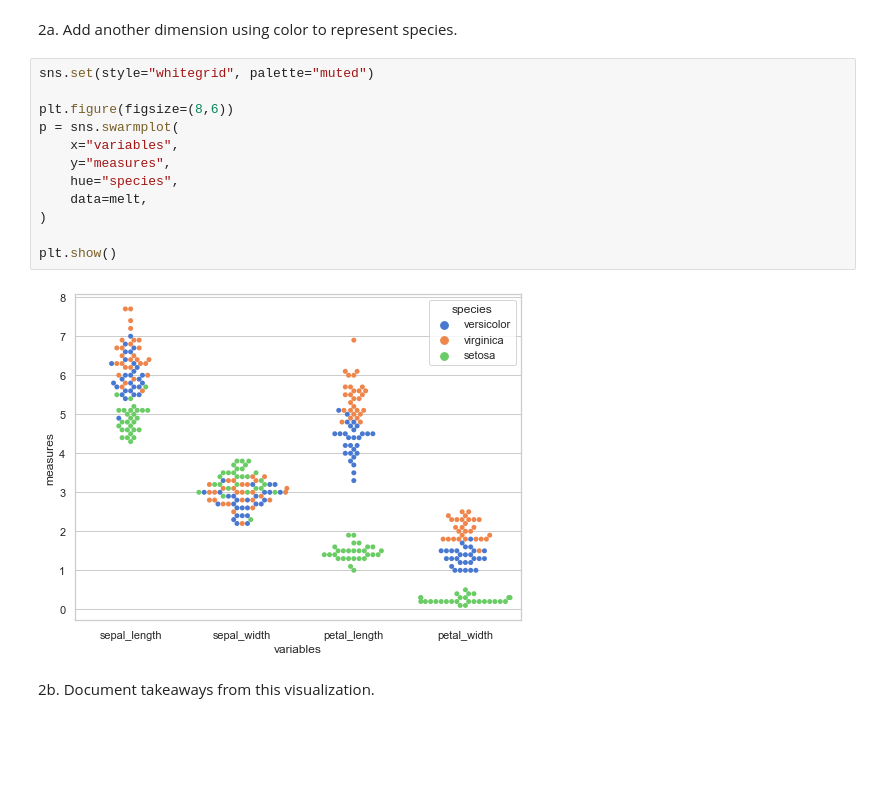
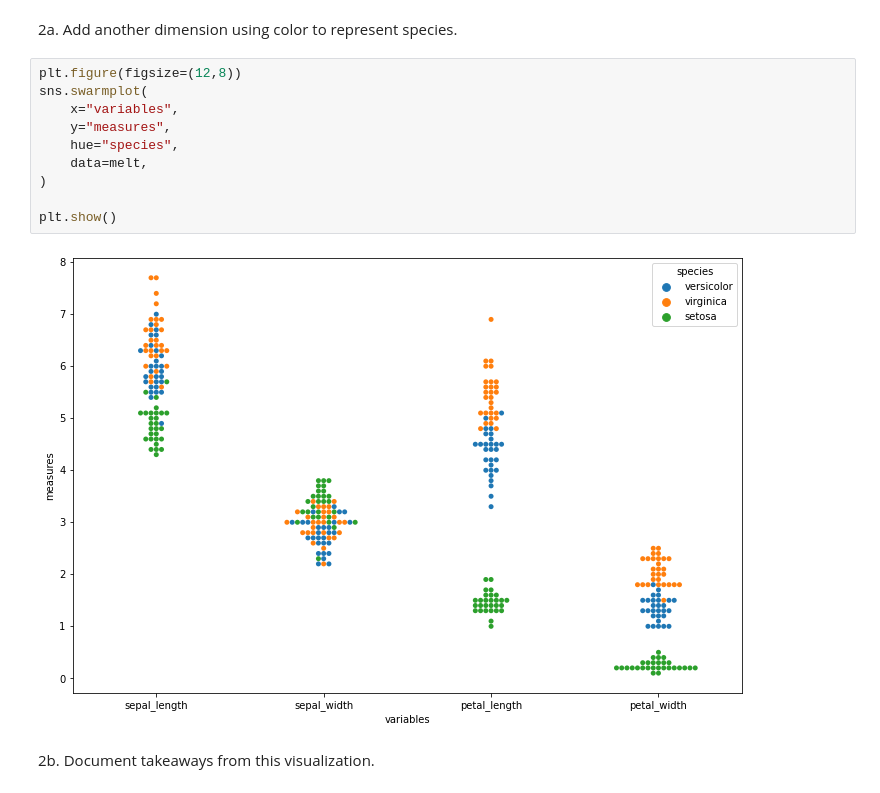
Before and after one commit to o0amandagomez0o/classification-exercises, a Jupyter notebook: classification_exercises.ipynb, the cells around one changed output. Saved outputs shown, nothing was run; the diff lists cells and outputs as text; blank space fills up the shorter version.

```diff
--- a/classification_exercises.ipynb
+++ b/classification_exercises.ipynb
@@ -733,19 +738,17 @@ plt.show()
 # %% [markdown]
 2a. Add another dimension using color to represent species.
 # %%
-sns.set(style="whitegrid", palette="muted")
-
-plt.figure(figsize=(8,6))
-p = sns.swarmplot(
+plt.figure(figsize=(12,8))
+sns.swarmplot(
     x="variables",
     y="measures",
     hue="species",
     data=melt,
 )
 
 plt.show()
 # %% [output]
-[figure, old version]
+[figure, new version]
 # %% [markdown]
 2b. Document takeaways from this visualization.
 # %% [markdown]
```
Also changed, not shown: parts of 27 cells of this notebook.
